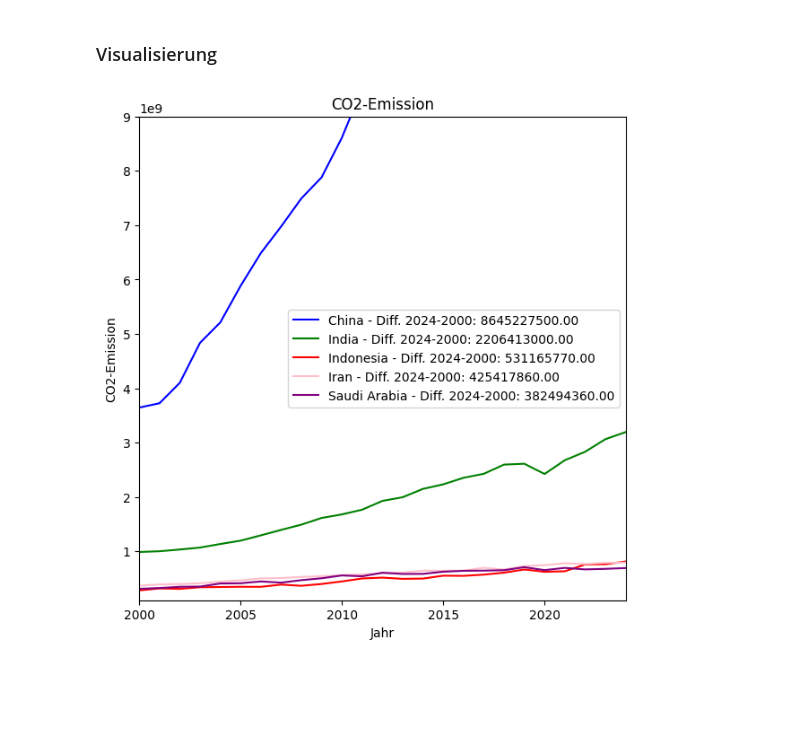
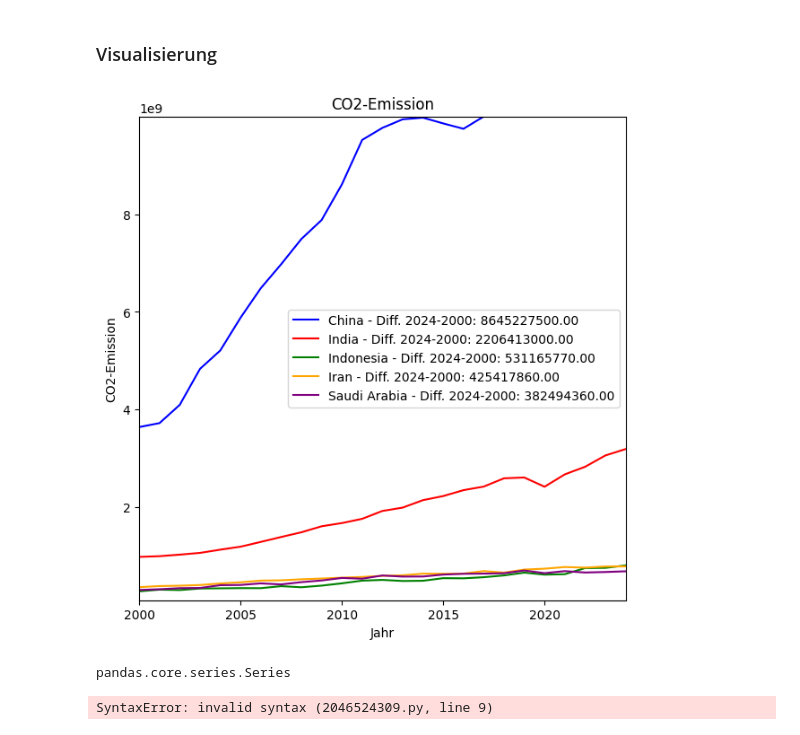
Before and after one commit to itulahjess/LN_2_Github_Python, a Jupyter notebook: Analyse.ipynb, the cells around one changed output. Cells and saved outputs as stored; diff of their text form; code cells hidden in the pictures; blank space fills up the shorter version.

```diff
--- a/Analyse.ipynb
+++ b/Analyse.ipynb
@@ -206,18 +206,18 @@ df_norm = df_pivot.div(df_pivot.loc[base_year]).mul(100)
 # %%
 color_dict = {
     'China': 'blue',
-    'India': 'green',
-    'Indonesia': 'red',
-    'Iran': 'pink',
+    'India': 'red',
+    'Indonesia': 'green',
+    'Iran': 'orange',
     'Saudi Arabia': 'purple'
 }
 
 for gebiet in Gebiets_liste:
     diff = diffs[gebiet]
     g = df_pivot.loc[gebiet].plot(title='CO2-Emission', xlabel='Jahr', ylabel=f'CO2-Emission', legend=True,
                                   label=f'{gebiet} - Diff. 2024-2000: {diff:.2f}',
-                                  xlim=[2000,2024], ylim=[100000000,9000000000],
+                                  xlim=[2000,2024], ylim=[100000000,9999999999],
                                   color=color_dict[gebiet],
                                   figsize=(7,7))
 # %% [output]
-[figure, old version]
+[figure, new version]
@@ -223,0 +226,24 @@ for gebiet in Gebiets_liste:
+# %%
+type(df_selected)
+# %% [output]
+pandas.core.series.Series
+# %%
+top5_laender = diffs.head(5).index.tolist()
+df_selected = diffs.loc[top5_laender]
+
+plt.figure(figsize=(7,7))
+
+df_norm = df_selected.div(df_selected.iloc[:, 0], axis=0) * 100
+
+for land in df_norm.columns:
+    plt.plot(df_norm.index, df_norm.[land], label=land)
+
+plt.xlabel("Jahr")
+plt.ylabel("CO2-Emission (Startjahr = 100%)")
+plt.title("Entwicklung CO2-Emission der Top 5 Länder")
+plt.legend()
+plt.grid(True)
+plt.tight_layout()
+plt.show()
+# %% [output]
+SyntaxError: invalid syntax (2046524309.py, line 9)
```
Also changed, not shown: parts of 6 cells of this notebook.
